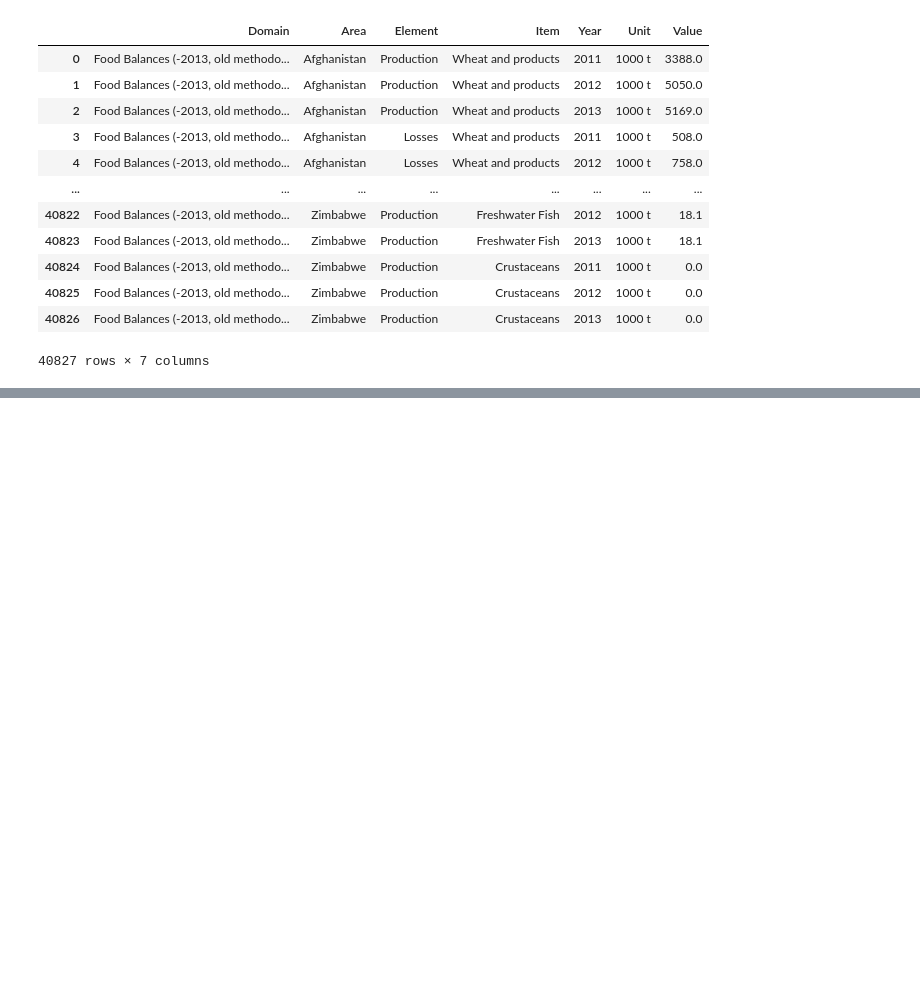
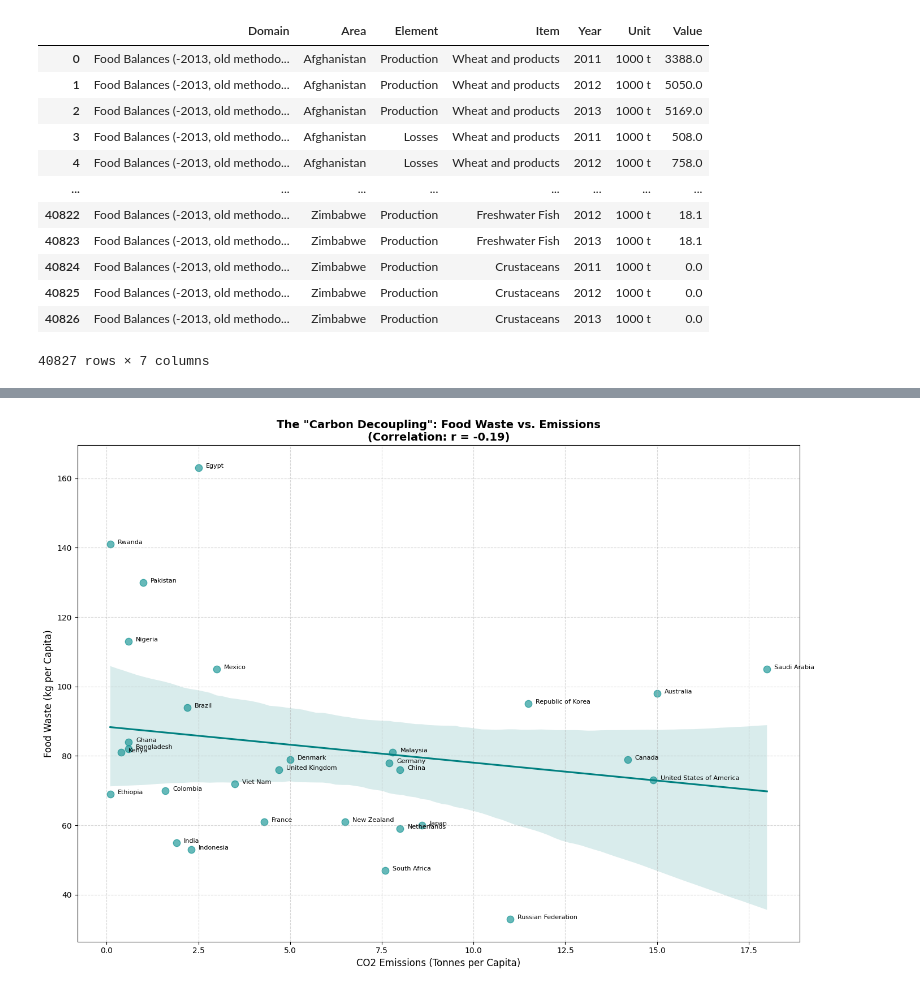
Before and after one commit to Danyxtu/Food-Waste-Analytics, a Jupyter notebook: Food-Waste-Analytics.ipynb, the cells around one changed output, grey strips where cells are left out. Saved outputs shown, nothing was run; the diff lists cells and outputs as text; code cells hidden in the pictures; blank space fills up the shorter version.

```diff
--- a/Food-Waste-Analytics.ipynb
+++ b/Food-Waste-Analytics.ipynb
@@ -86,0 +107,18 @@ NameError: name 'commodity_loss' is not defined
+# %%
+# Renaming columns
+
+df_global = df_global.rename(columns={
+    'M49 Code': 'M49_Code',
+    'Household Estimate (kg/capita/year)': 'Household_Estimate_kg_capita_year',
+    'Household Estimate (Tonnes/year)': 'Household_Estimate_Tonnes_year'
+})
+
+df_urban_rural = df_urban_rural.rename(columns={
+    'Study Area': 'Study_Area',
+    'Waste Estimate (kg/capita/year)': 'Waste_Estimate_kg_capita_year'
+})
+
+df_env = df_env.rename(columns={
+    'CO₂ Emissions (Tonnes/Capita)': 'CO2_Per_Capita_Tonnes',
+    'GDP Per Capita (USD)': 'GDP_Per_Capita_USD'
+})
@@ -126,0 +192,30 @@ NameError: name 'df_urban_rural' is not defined
+# %%
+# Data merging
+
+df_merged = pd.merge(df_global, df_env, on='Country', how='inner')
+
+plt.figure(figsize=(14, 10))
+
+# 1. Plot the Data Points with Regression Line
+sns.regplot(data=df_merged, x='CO2_Per_Capita_Tonnes', y='Household_Estimate_kg_capita_year',
+            scatter_kws={'alpha':0.6, 's':80}, line_kws={'color':'teal'}, color='darkcyan')
+
+# 2. Add Titles and Labels
+corr_co2, p_co2 = pearsonr(df_merged['Household_Estimate_kg_capita_year'], df_merged['CO2_Per_Capita_Tonnes'])
+plt.title(f'The "Carbon Decoupling": Food Waste vs. Emissions\n(Correlation: r = {corr_co2:.2f})',
+          fontweight='bold', fontsize=14)
+plt.xlabel('CO2 Emissions (Tonnes per Capita)', fontsize=12)
+plt.ylabel('Food Waste (kg per Capita)', fontsize=12)
+plt.grid(True, linestyle='--', alpha=0.5)
+
+# 3. Labeling ALL Countries
+# We removed the 'target_countries' filter and now loop through every row
+for i, row in df_merged.iterrows():
+    plt.text(row['CO2_Per_Capita_Tonnes']+0.2, row['Household_Estimate_kg_capita_year'],
+             row['Country'], fontsize=8) # Smaller font to prevent overlap
+
+plt.tight_layout()
+plt.savefig('images/carbon_decoupling_all.png')
+plt.show()
+# %% [output]
+[figure, added]
```
Also changed, not shown: parts of 10 cells of this notebook, 11 other files.
